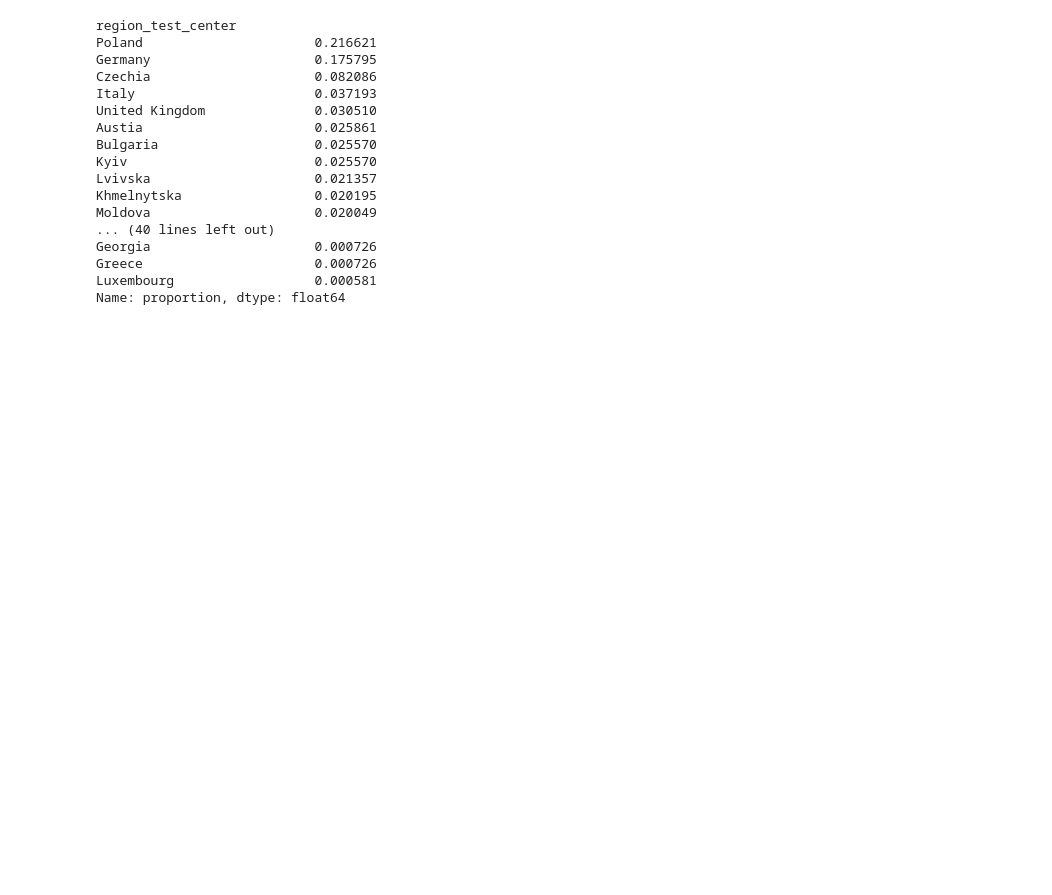
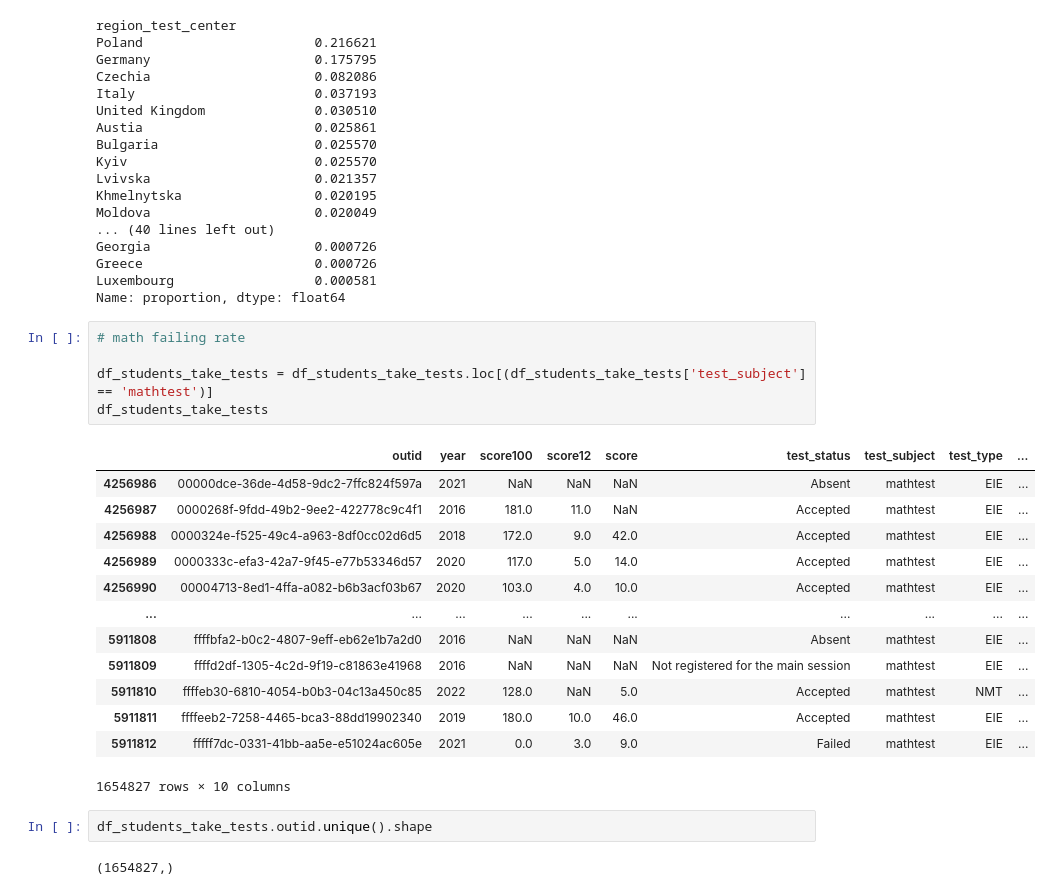
Before and after one commit to DataResponsibly/ZNO-Dataset, a Jupyter notebook: notebooks/analyses/Migration_directions.ipynb, the cells around one changed output. Drawn from its saved outputs; the diff is of its cells as text; blank space fills up the shorter version.

```diff
--- a/notebooks/analyses/Migration_directions.ipynb
+++ b/notebooks/analyses/Migration_directions.ipynb
@@ -185,3 +189,26 @@ Georgia                     0.000726
 Greece                      0.000726
 Luxembourg                  0.000581
 Name: proportion, dtype: float64
+# %%
+# math failing rate
+
+df_students_take_tests = df_students_take_tests.loc[(df_students_take_tests['test_subject'] == 'mathtest')]
+df_students_take_tests
+# %% [output]
+|  | outid | year | score100 | score12 | score | test_status | test_subject | test_type | ... |
+| 4256986 | 00000dce-36de-4d58-9dc2-7ffc824f597a | 2021 | NaN | NaN | NaN | Absent | mathtest | EIE | ... |
+| 4256987 | 0000268f-9fdd-49b2-9ee2-422778c9c4f1 | 2016 | 181.0 | 11.0 | NaN | Accepted | mathtest | EIE | ... |
+| 4256988 | 0000324e-f525-49c4-a963-8df0cc02d6d5 | 2018 | 172.0 | 9.0 | 42.0 | Accepted | mathtest | EIE | ... |
+| 4256989 | 0000333c-efa3-42a7-9f45-e77b53346d57 | 2020 | 117.0 | 5.0 | 14.0 | Accepted | mathtest | EIE | ... |
+| 4256990 | 00004713-8ed1-4ffa-a082-b6b3acf03b67 | 2020 | 103.0 | 4.0 | 10.0 | Accepted | mathtest | EIE | ... |
+| ... | ... | ... | ... | ... | ... | ... | ... | ... | ... |
+| 5911808 | ffffbfa2-b0c2-4807-9eff-eb62e1b7a2d0 | 2016 | NaN | NaN | NaN | Absent | mathtest | EIE | ... |
+| 5911809 | ffffd2df-1305-4c2d-9f19-c81863e41968 | 2016 | NaN | NaN | NaN | Not registered for the main session | mathtest | EIE | ... |
+| 5911810 | ffffeb30-6810-4054-b0b3-04c13a450c85 | 2022 | 128.0 | NaN | 5.0 | Accepted | mathtest | NMT | ... |
+| 5911811 | ffffeeb2-7258-4465-bca3-88dd19902340 | 2019 | 180.0 | 10.0 | 46.0 | Accepted | mathtest | EIE | ... |
+| 5911812 | fffff7dc-0331-41bb-aa5e-e51024ac605e | 2021 | 0.0 | 3.0 | 9.0 | Failed | mathtest | EIE | ... |
+1654827 rows × 10 columns
+# %%
+df_students_take_tests.outid.unique().shape
+# %% [output]
+(1654827,)
```
Also changed, not shown: parts of 10 cells of this notebook.
